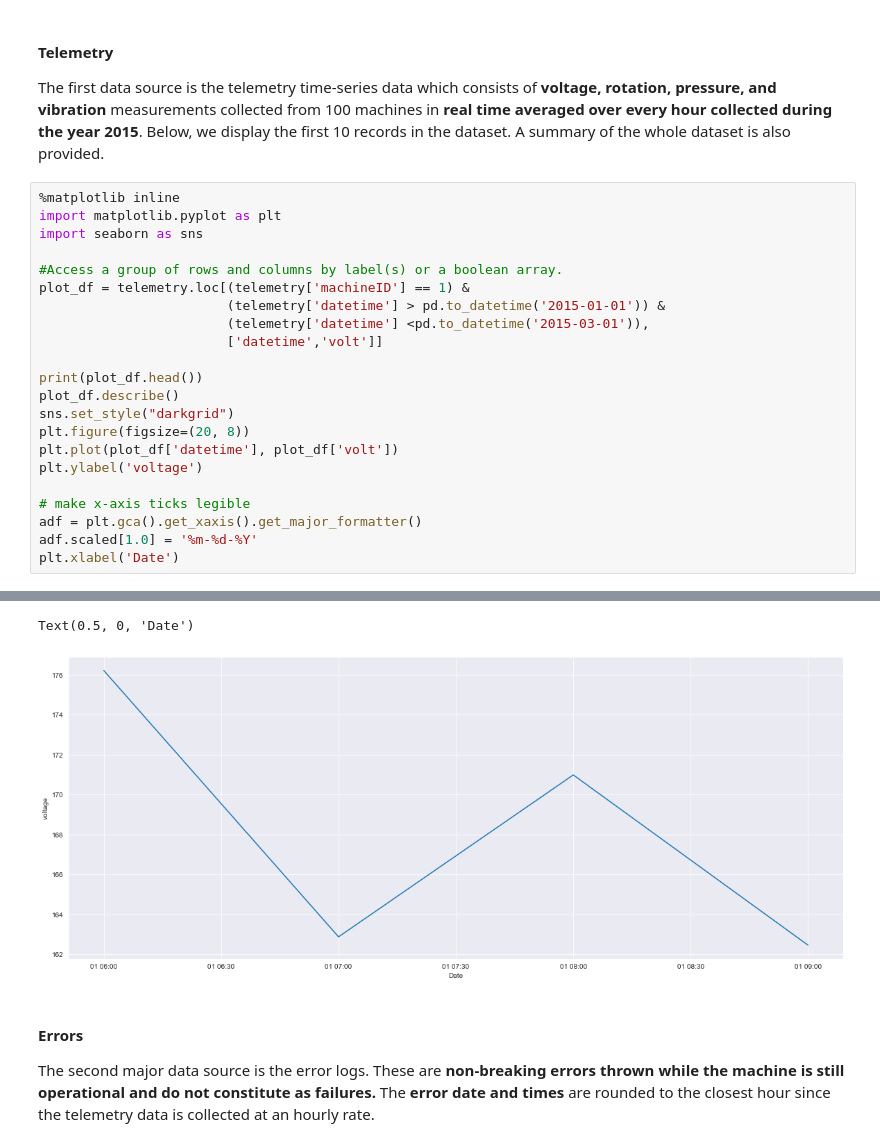
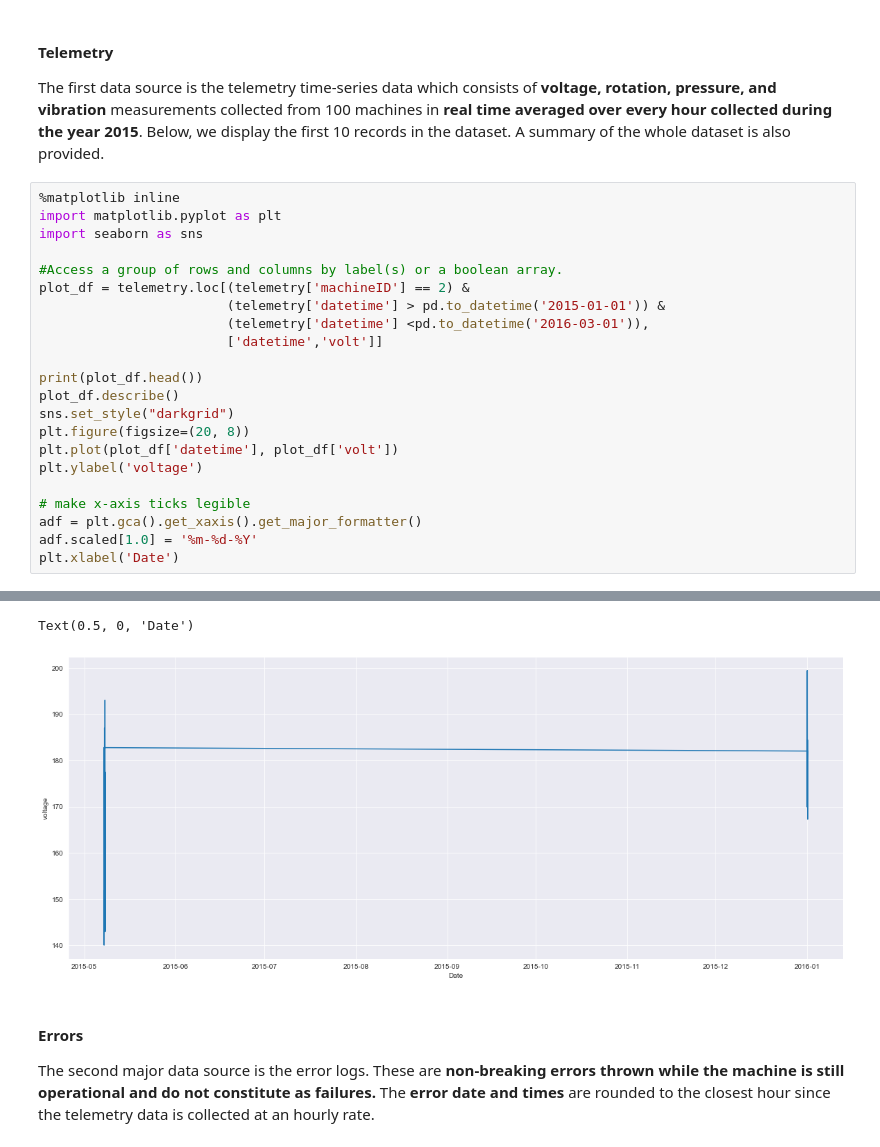
Before and after one commit to andreiciobanu/Predictive_Maintenance_using_Machine-Learning_Microsoft_Casestudy, a Jupyter notebook: Predictive Maintenance using Machine Learning - Telemetry.ipynb, the cells around one changed output, grey strips where cells are left out. Drawn from its saved outputs; the diff is of its cells as text.

```diff
--- a/Predictive Maintenance using Machine Learning - Telemetry.ipynb
+++ b/Predictive Maintenance using Machine Learning - Telemetry.ipynb
@@ -47,9 +54,9 @@ import matplotlib.pyplot as plt
 import seaborn as sns
 
 #Access a group of rows and columns by label(s) or a boolean array.
-plot_df = telemetry.loc[(telemetry['machineID'] == 1) &
+plot_df = telemetry.loc[(telemetry['machineID'] == 2) &
                         (telemetry['datetime'] > pd.to_datetime('2015-01-01')) &
-                        (telemetry['datetime'] <pd.to_datetime('2015-03-01')),
+                        (telemetry['datetime'] <pd.to_datetime('2016-03-01')),
                         ['datetime','volt']]
 
 print(plot_df.head())
@@ -72,5 +80,5 @@ datetime        volt
 Text(0.5, 0, 'Date')
-[figure, old version]
+[figure, new version]
 # %% [markdown]
 #### **Errors**
 The second major data source is the error logs. These are **non-breaking errors thrown while the machine is still operational and do not constitute as failures.** The **error date and times** are rounded to the closest hour since the telemetry data is collected at an hourly rate.
```
Also changed, not shown: parts of 33 cells of this notebook, 3 other files.
